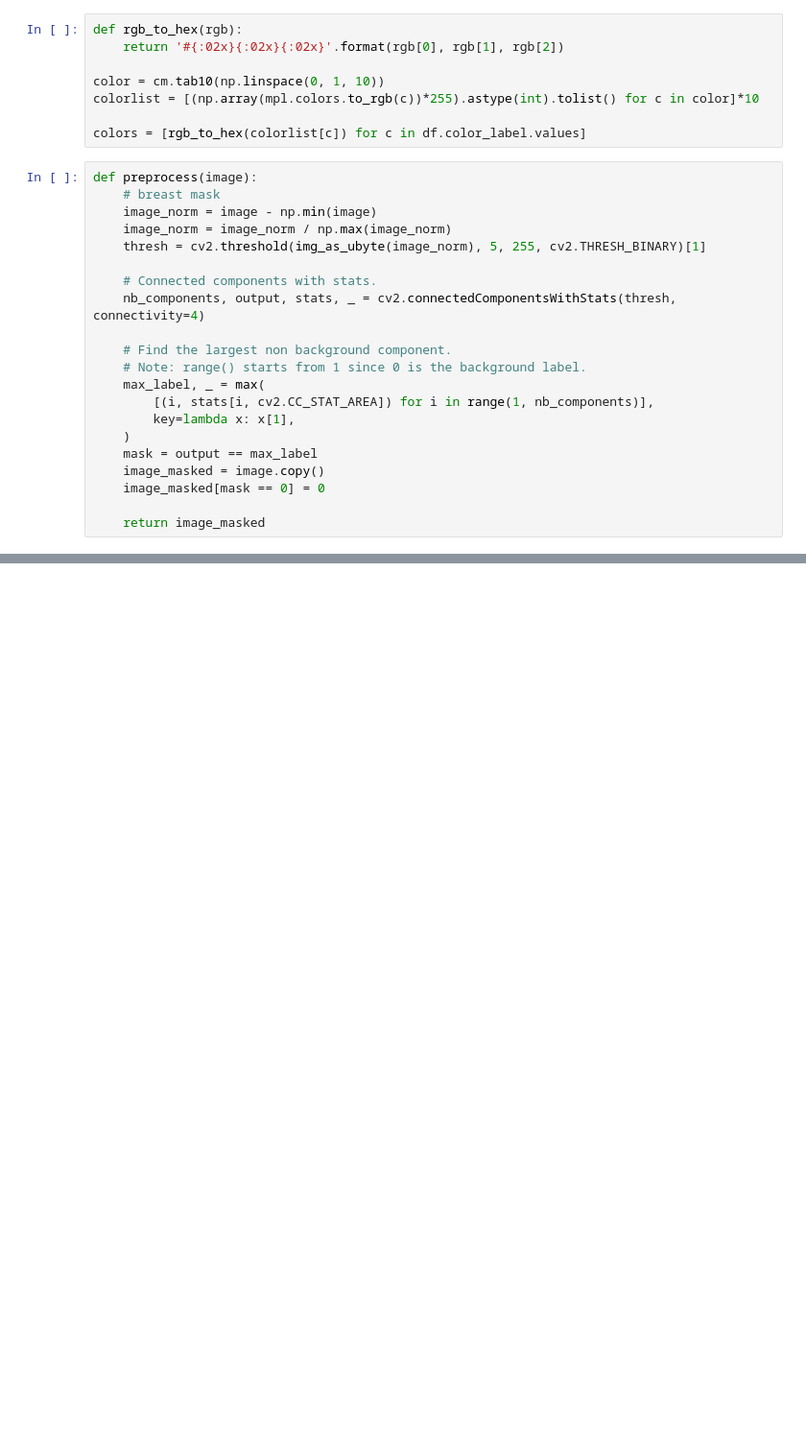
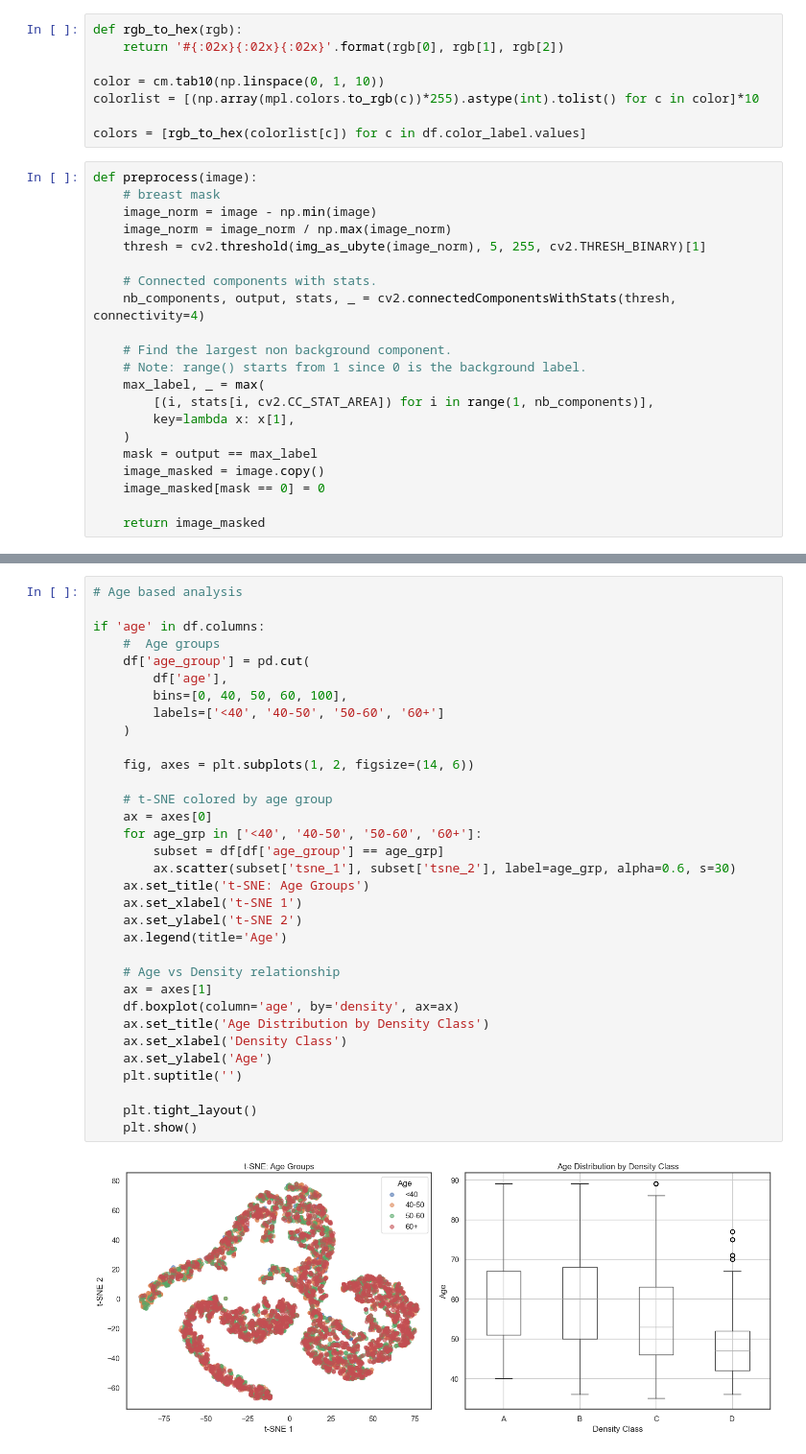
Before and after one commit to Deepthi1301/mli-coursework-2026, a Jupyter notebook: coursework.ipynb, the cells around one changed output, grey strips where cells are left out. Shown at 96% size. Drawn from its saved outputs; the diff is of its cells as text; blank space fills up the shorter version.

```diff
--- a/coursework.ipynb
+++ b/coursework.ipynb
@@ -1012,0 +1181,35 @@ HBox([fig, out])
+# %%
+# Age based analysis
+
+if 'age' in df.columns:
+    #  Age groups
+    df['age_group'] = pd.cut(
+        df['age'],
+        bins=[0, 40, 50, 60, 100],
+        labels=['<40', '40-50', '50-60', '60+']
+    )
+
+    fig, axes = plt.subplots(1, 2, figsize=(14, 6))
+
+    # t-SNE colored by age group
+    ax = axes[0]
+    for age_grp in ['<40', '40-50', '50-60', '60+']:
+        subset = df[df['age_group'] == age_grp]
+        ax.scatter(subset['tsne_1'], subset['tsne_2'], label=age_grp, alpha=0.6, s=30)
+    ax.set_title('t-SNE: Age Groups')
+    ax.set_xlabel('t-SNE 1')
+    ax.set_ylabel('t-SNE 2')
+    ax.legend(title='Age')
+
+    # Age vs Density relationship
+    ax = axes[1]
+    df.boxplot(column='age', by='density', ax=ax)
+    ax.set_title('Age Distribution by Density Class')
+    ax.set_xlabel('Density Class')
+    ax.set_ylabel('Age')
+    plt.suptitle('')
+
+    plt.tight_layout()
+    plt.show()
+# %% [output]
+[figure, added]
```
Also changed, not shown: parts of 23 cells of this notebook, 1 other file.
